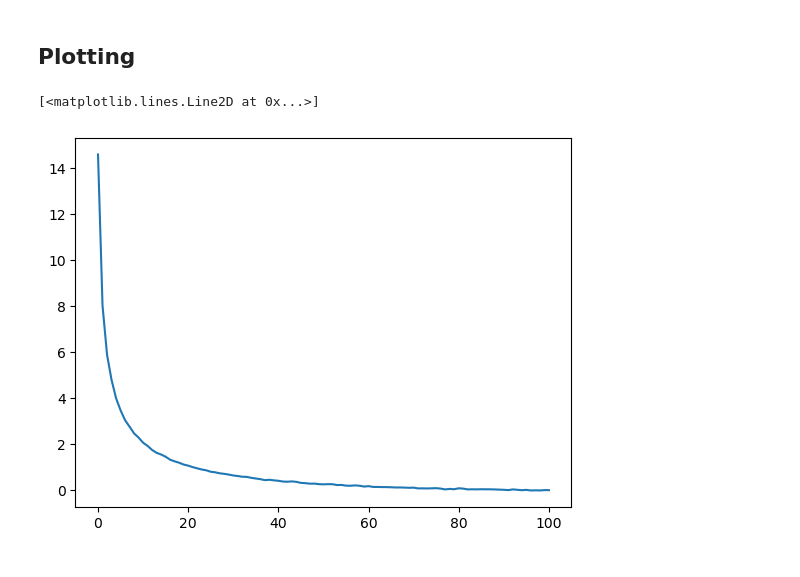
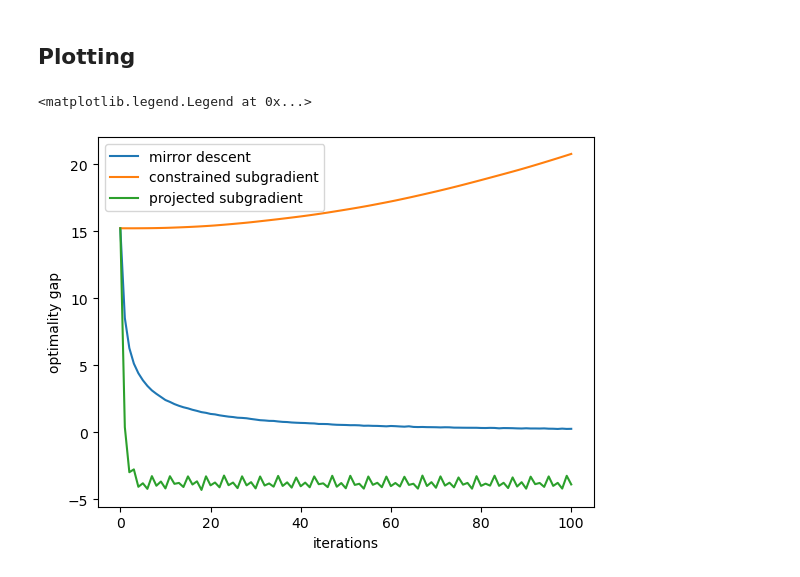
Before and after one commit to arao53/cvx2, a Jupyter notebook: hw3/q3_4.ipynb, the cells around one changed output. Drawn from its saved outputs; the diff is of its cells as text; code cells hidden in the pictures.

```diff
--- a/hw3/q3_4.ipynb
+++ b/hw3/q3_4.ipynb
@@ -99,3 +99,10 @@ def constrained_subgrad(A, b, alpha, steps=100):
     return x
 # %%
 xs = [[constrained_subgrad(A[i,:,:], b[i,:], a) for i in range(T)] for a in alpha]
+# %%
+obj_c = np.array([[[np.linalg.norm(A[j,:,:]@xs[a][j][idx][:] - b[j,:],1) for idx in range(101)] for j in range(T)] for a in range(len(alpha))])
+gaps_c = np.array([[obj_c[a, i, -1] - obj_cvxs[i] for a in range(len(alpha))] for i in range(T)])
+gaps_avg_c = np.average(gaps_c, axis=0)
+alpha_best_c = np.argmin(gaps_avg_c)
+consub_best_gaps = np.array([obj_c[alpha_best_c, i, :] - obj_cvxs[i] for i in range(T)])
+consub_avgbest_gap =  np.average(consub_best_gaps, axis=0)
@@ -102,9 +129,34 @@ xs = [[constrained_subgrad(A[i,:,:], b[i,:], a) for i in range(T)] for a in alph
+# %%
+def projected_subgrad(Am, bm, a, steps=100):
+    x = np.ndarray((steps+1, n))
+    x[0,:] = np.zeros(n)
+    for i in range(steps):
+        if i % 2:
+            x_tmp = project_c1(x[i])
+        else:
+            x_tmp = project_c2(x[i])
+        g = subgrad_obj(x_tmp, Am, bm)
+        x[i+1,:] = x_tmp - a*g
+    return x
+# %%
+xs = [[projected_subgrad(A[i,:,:], b[i,:], a) for i in range(T)] for a in alpha]
+# %%
+obj_p = np.array([[[np.linalg.norm(A[j,:,:]@xs[a][j][idx][:] - b[j,:],1) for idx in range(101)] for j in range(T)] for a in range(len(alpha))])
+gaps_p = np.array([[obj_p[a, i, -1] - obj_cvxs[i] for a in range(len(alpha))] for i in range(T)])
+gaps_avg_p = np.average(gaps_p, axis=0)
+alpha_best_p = np.argmin(gaps_avg_p)
+projsub_best_gaps = np.array([obj_p[alpha_best_p, i, :] - obj_cvxs[i] for i in range(T)])
+projsub_avgbest_gap =  np.average(projsub_best_gaps, axis=0)
 # %% [markdown]
 ## Plotting
 # %%
 fig, ax = plt.subplots()
-# ax.axhline(obj_cvx, label='cvxpy')
-ax.plot(mirror_bestgap, label='mirror descent')
+# ax.axhline(np.average(obj_cvxs,0), label='cvxpy')
+ax.plot(mirror_avgbest_gap, label='mirror descent')
+ax.plot(consub_avgbest_gap, label='constrained subgradient')
+ax.plot(projsub_avgbest_gap, label='projected subgradient')
+ax.set(xlabel='iterations', ylabel='optimality gap')
+ax.legend()
 # %% [output]
-[<matplotlib.lines.Line2D at 0x...>]
+<matplotlib.legend.Legend at 0x...>
-[figure, old version]
+[figure, new version]
```
Also changed, not shown: parts of 5 cells of this notebook, 7 other files.
